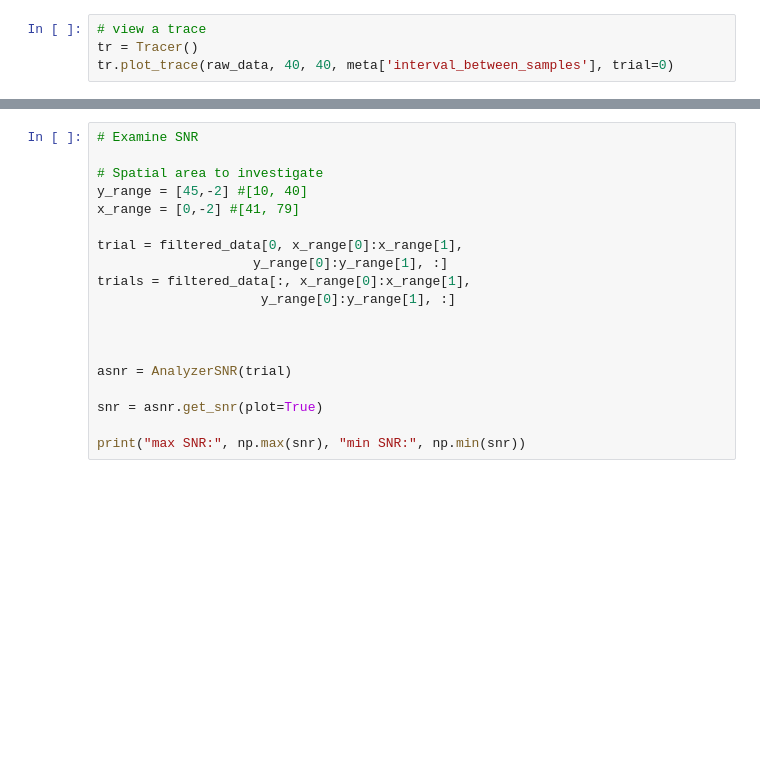
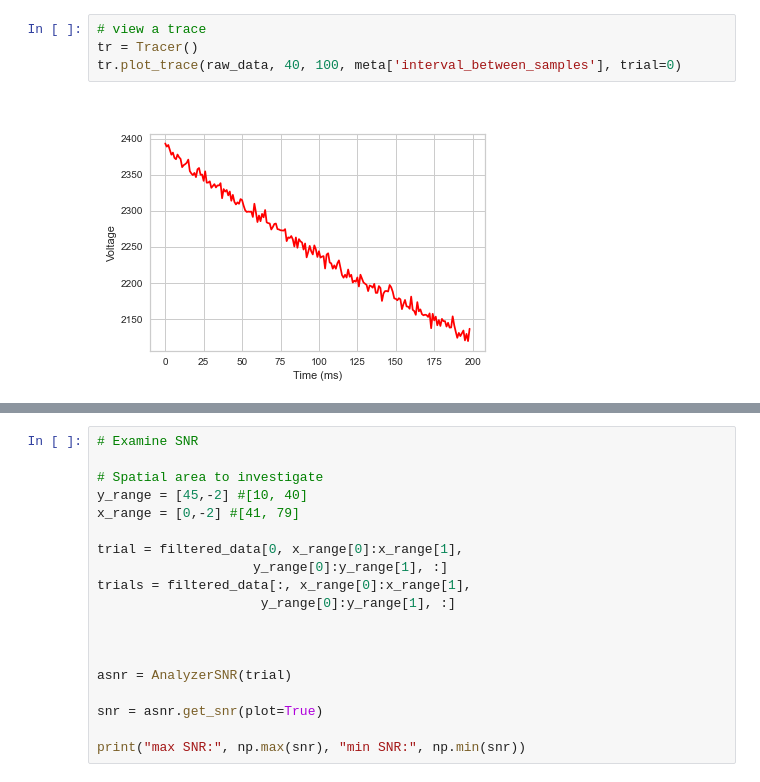
Before and after one commit to john-judge/ZDA_Explorer, a Jupyter notebook: sample_analysis_snr_cluster.ipynb, the cells around one changed output, grey strips where cells are left out. Drawn from its saved outputs; the diff is of its cells as text; blank space fills up the shorter version.

```diff
--- a/sample_analysis_snr_cluster.ipynb
+++ b/sample_analysis_snr_cluster.ipynb
@@ -50,7 +59,9 @@ IndexError: index 4 is out of bounds for axis 0 with size 4
 # %%
 # view a trace
 tr = Tracer()
-tr.plot_trace(raw_data, 40, 40, meta['interval_between_samples'], trial=0)
+tr.plot_trace(raw_data, 40, 100, meta['interval_between_samples'], trial=0)
+# %% [output]
+[figure, added]
 # %%
 # Run this cell at most once per ZDA load
 # Need to subtract off the low-frequency voltage drift. First-order correction
```
Also changed, not shown: parts of 7 cells of this notebook, 4 other files.
